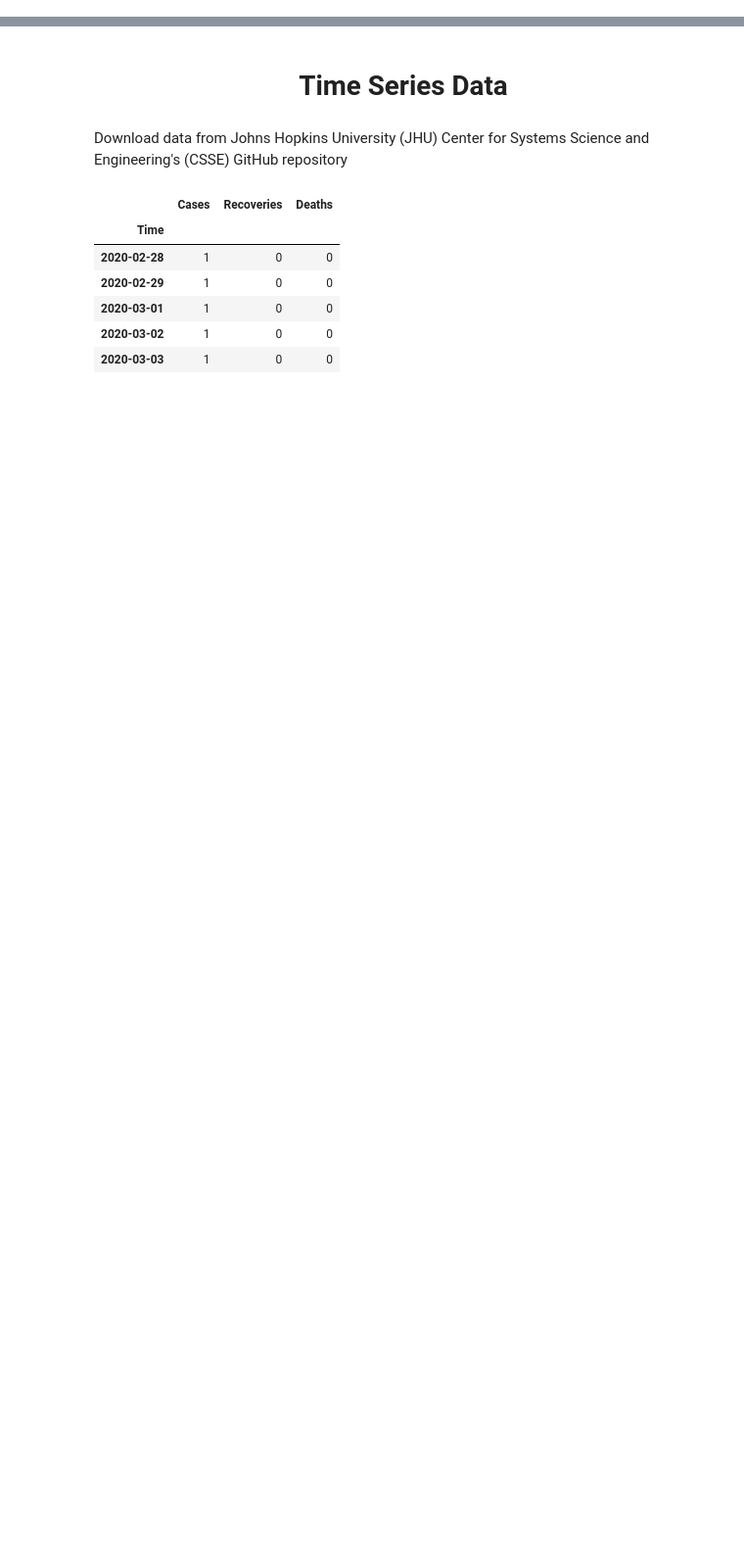
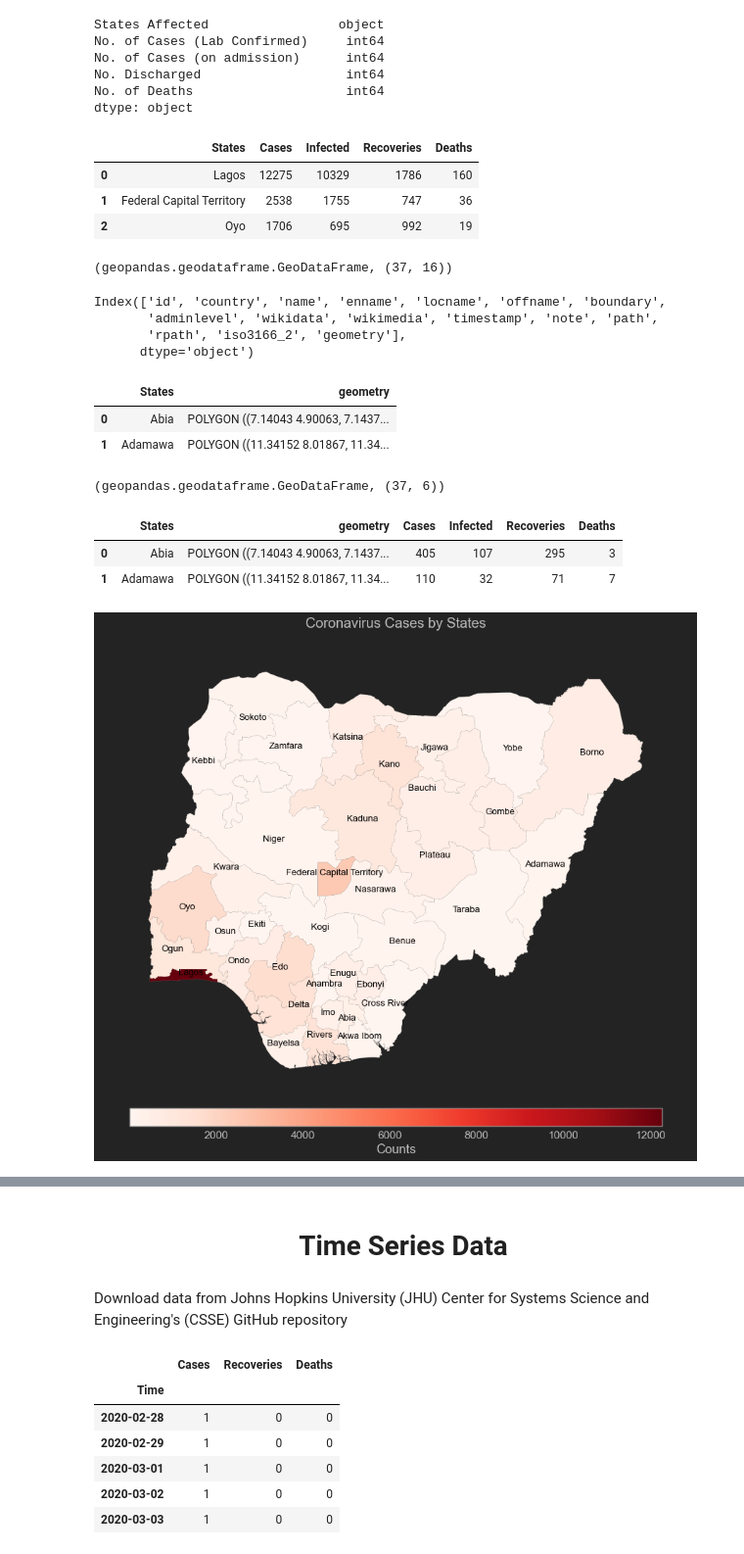
Before and after one commit to omotayo-alade/covid-19-nigeria, a Jupyter notebook: explore.ipynb, the cells around one changed output, grey strips where cells are left out. Shown: that part at 98% size. Saved outputs shown, nothing was run; the diff lists cells and outputs as text; code cells hidden in the pictures; blank space fills up the shorter version.

```diff
--- a/explore.ipynb
+++ b/explore.ipynb
@@ -136,0 +180,9 @@ visual(data, 'Deaths', 'YlGnBu')
+# %%
+data.dtypes
+# %% [output]
+States Affected                 object
+No. of Cases (Lab Confirmed)     int64
+No. of Cases (on admission)      int64
+No. Discharged                   int64
+No. of Deaths                    int64
+dtype: object
@@ -136,0 +194,7 @@ visual(data, 'Deaths', 'YlGnBu')
+# %%
+data.head(3)
+# %% [output]
+|  | States | Cases | Infected | Recoveries | Deaths |
+| 0 | Lagos | 12275 | 10329 | 1786 | 160 |
+| 1 | Federal Capital Territory | 2538 | 1755 | 747 | 36 |
+| 2 | Oyo | 1706 | 695 | 992 | 19 |
@@ -136,0 +213,57 @@ visual(data, 'Deaths', 'YlGnBu')
+# %%
+type(shapefile), shapefile.shape
+# %% [output]
+(geopandas.geodataframe.GeoDataFrame, (37, 16))
+# %%
+shapefile.columns
+# %% [output]
+Index(['id', 'country', 'name', 'enname', 'locname', 'offname', 'boundary',
+       'adminlevel', 'wikidata', 'wikimedia', 'timestamp', 'note', 'path',
+       'rpath', 'iso3166_2', 'geometry'],
+      dtype='object')
+# %%
+# Drop unecassary columns
+shapefile = shapefile.drop(['id', 'country', 'name', 'enname', 'offname', 'boundary',
+       'adminlevel', 'wikidata', 'wikimedia', 'timestamp', 'note', 'path',
+       'rpath', 'iso3166_2'], axis=1)
+# %%
+shapefile.columns = ['States', 'geometry']
+# %%
+shapefile.head(2)
+# %% [output]
+|  | States | geometry |
+| 0 | Abia | POLYGON ((7.14043 4.90063, 7.1437... |
+| 1 | Adamawa | POLYGON ((11.34152 8.01867, 11.34... |
+# %%
+# Merge GeoDataFrame with covid statistics data
+data = shapefile.merge(data, left_on='States', right_on='States')
+# %%
+type(data), data.shape
+# %% [output]
+(geopandas.geodataframe.GeoDataFrame, (37, 6))
+# %%
+data.head(2)
+# %% [output]
+|  | States | geometry | Cases | Infected | Recoveries | Deaths |
+| 0 | Abia | POLYGON ((7.14043 4.90063, 7.1437... | 405 | 107 | 295 | 3 |
+| 1 | Adamawa | POLYGON ((11.34152 8.01867, 11.34... | 110 | 32 | 71 | 7 |
+# %%
+# Define plot function
+def visual(data, hue, cmap):
+    fig, ax = plt.subplots(1, figsize=(38, 13))
+    ax.set_title('Coronavirus {} by States'.format(hue), fontdict={'fontsize': '20', 'fontweight' : '3'})
+    gpt.choropleth(data, hue=hue, cmap=cmap,
+                   legend=True,edgecolor='lightgray', linewidth=0.1,
+                   ax=ax,legend_kwargs={'aspect':30, 'label':'Counts', 'fraction':0.036, 'pad':0, 'orientation':'horizontal'});
+
+    data['coords'] = data['geometry'].apply(lambda x: x.representative_point().coords[:])
+    data['coords'] = [coords[0] for coords in data['coords']]
+
+    for idx, row in data.iterrows():
+        ax.annotate(s=row['States'], xy=row['coords'], color='black', fontsize=13, horizontalalignment='center')
+        plt.savefig('{}.png'.format(hue.lower()), dpi=150)
+# %%
+# Plot geomap for cases
+visual(data, 'Cases', 'Reds')
+# %% [output]
+[figure, added]
```
Also changed, not shown: parts of 61 cells of this notebook, 7 other files.
